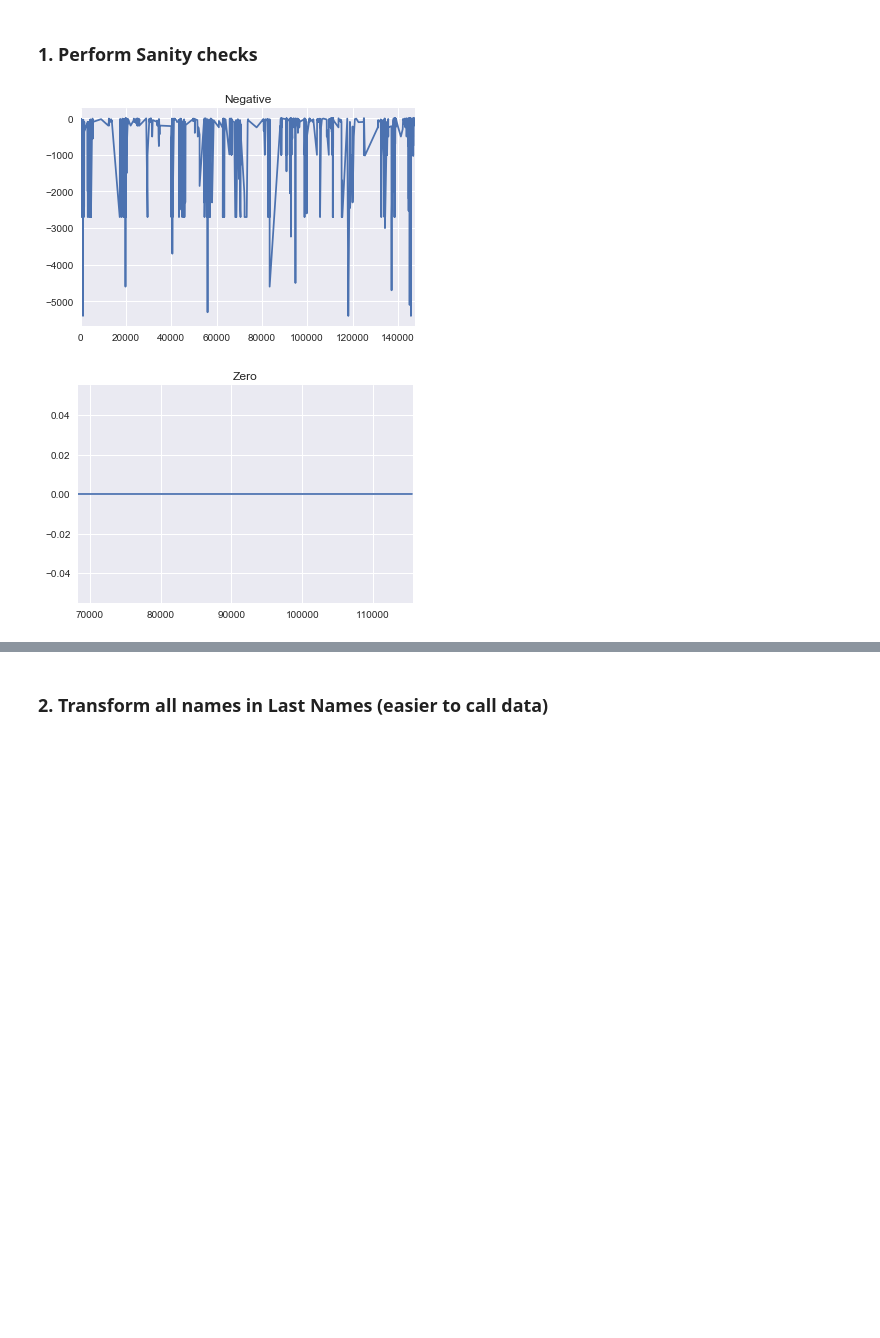
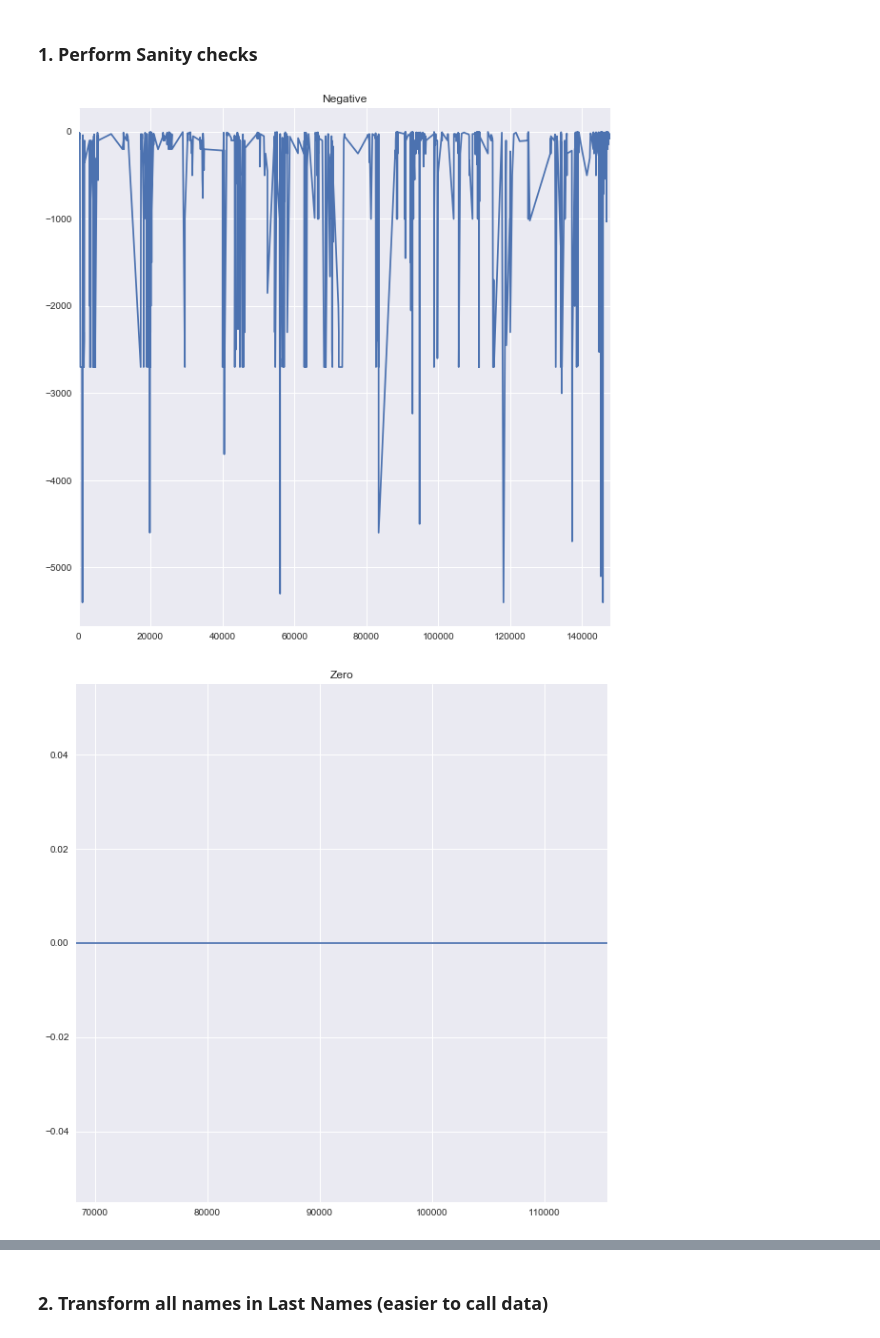
Before and after one commit to JCardenasRdz/SpringBoard, a Jupyter notebook: Projects/08_Work_on_your_Data_Story/08_Work_on_your_Data_Story.ipynb, the cells around one changed output, grey strips where cells are left out. Drawn from its saved outputs; the diff is of its cells as text; code cells hidden in the pictures; blank space fills up the shorter version.

```diff
--- a/Projects/08_Work_on_your_Data_Story/08_Work_on_your_Data_Story.ipynb
+++ b/Projects/08_Work_on_your_Data_Story/08_Work_on_your_Data_Story.ipynb
@@ -34,18 +34,18 @@ AZ_df.head(1)
 # %%
 # Do I have any negative or zero contributions?
 bol=AZ_df.dollars<0
-plt.figure(); AZ_df[bol].dollars.plot(); plt.title('Negative')
+plt.figure(figsize=(10,10)); AZ_df[bol].dollars.plot(); plt.title('Negative')
 
 
 bol=AZ_df.dollars==0
-plt.figure()
+plt.figure(figsize=(10,10))
 AZ_df[bol].dollars.plot(); plt.title('Zero')
 
 bol=AZ_df.dollars>0
-plt.figure(); AZ_df[bol].dollars.plot();  plt.title('Positive')
+plt.figure(figsize=(10,10)); AZ_df[bol].dollars.plot();  plt.title('Positive')
 
 # Remove all zero and negative data points
 AZ_df=AZ_df[bol];
 # %% [output]
-[figure, old version]
+[figure, new version]
-[figure, old version]
+[figure, new version]
```
Also changed, not shown: parts of 4 cells of this notebook.
